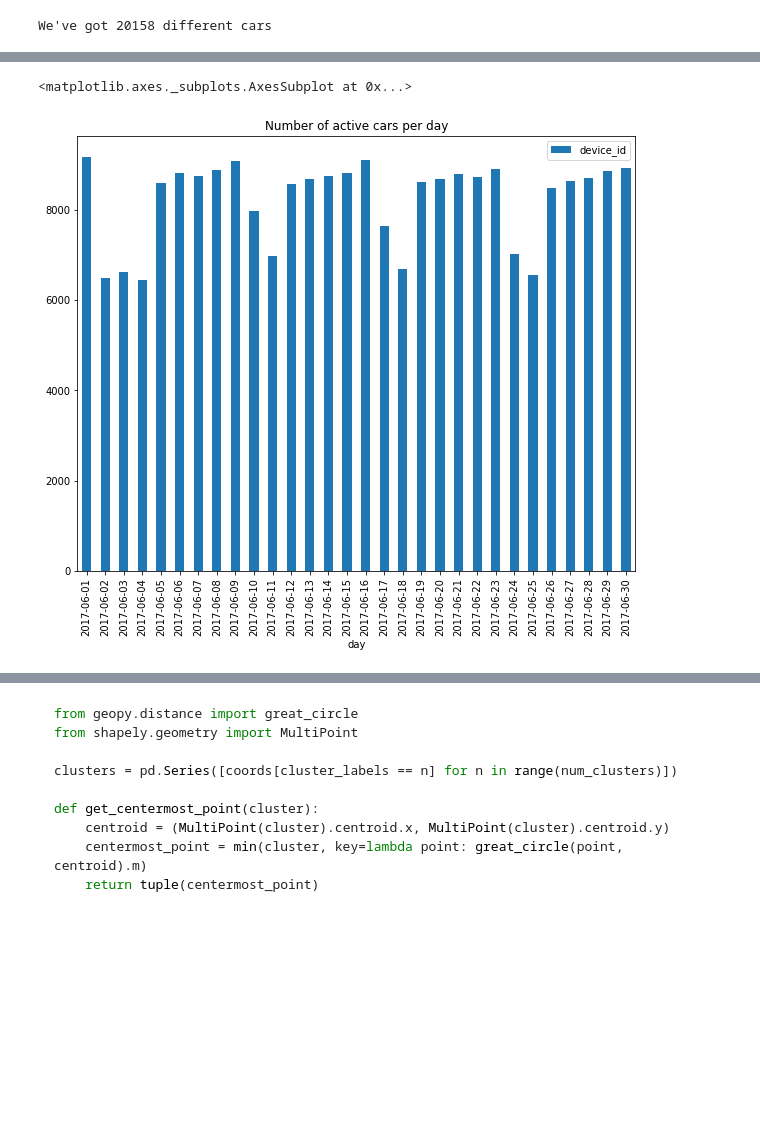
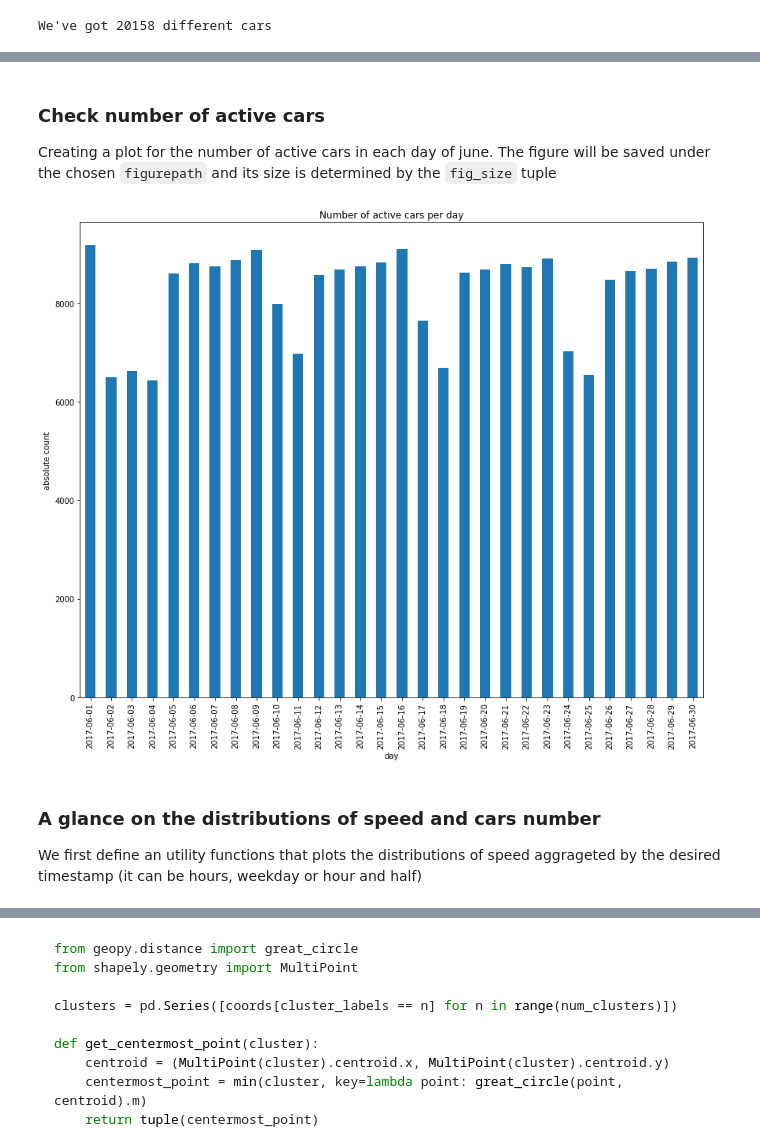
Before and after one commit to Vem-Solutions-spa/dataset_vem_5t_traffic_analysis, a Jupyter notebook: 02_Exploratory_analysis.ipynb, the cells around one changed output, grey strips where cells are left out. Cells and saved outputs as stored; diff of their text form; code cells hidden in the pictures; blank space fills up the shorter version.

```diff
--- a/02_Exploratory_analysis.ipynb
+++ b/02_Exploratory_analysis.ipynb
@@ -32,3 +19,8 @@ turin_june
+# %%
+# LOAD THE TURIN FILE. This may take a while
+
+turin_file_path = 'turin_june.csv'
+turin_june = pd.read_csv(turin_file_path, parse_dates=['recording_date'])
 # %%
 print("We've got %d different cars" %turin_june.device_id.nunique())
 # %% [output]
@@ -45,13 +43,25 @@ turin_june['day'] = turin_june.recording_date.dt.date
 turin_june['day_of_the_week'] = turin_june.recording_date.dt.weekday + 1
 turin_june['hour'] = turin_june.recording_date.dt.hour
 turin_june['hour_half'] = turin_june.recording_date.dt.time.apply(lambda t: time(t.hour, (t.minute // 30)*30))
+# %% [markdown]
+### Check number of active cars
+
+Creating a plot for the number of active cars in each day of june. The figure will be saved under the chosen `figurepath` and its size is determined by the `fig_size` tuple
 # %%
-## See how many active cars per day
+figurepath = 'active_cars.png'
+fig_size = (12, 10)
 
-turin_june[turin_june.engine_status == 1].groupby('day').agg({'device_id': 'nunique'}).plot(kind='bar',
-                                                                                            figsize=(10, 8),
-                                                                                           title='Number of active cars per day')
+ax = turin_june[turin_june.engine_status == 1].groupby('day').agg({'device_id': 'nunique'})\
+.plot(kind='bar',  figsize=fig_size, title='Number of active cars per day')
+
+ax.legend_.remove()
+plt.ylabel('absolute count')
+plt.tight_layout()
+plt.savefig(figurepath)
 # %% [output]
-<matplotlib.axes._subplots.AxesSubplot at 0x...>
-[figure, old version]
+[figure, new version]
+# %% [markdown]
+### A glance on the distributions of speed and cars number
+
+We first define an utility functions that plots the distributions of speed aggrageted by the desired timestamp (it can be hours, weekday or hour and half)
 # %%
```
Also changed, not shown: parts of 86 cells of this notebook.
